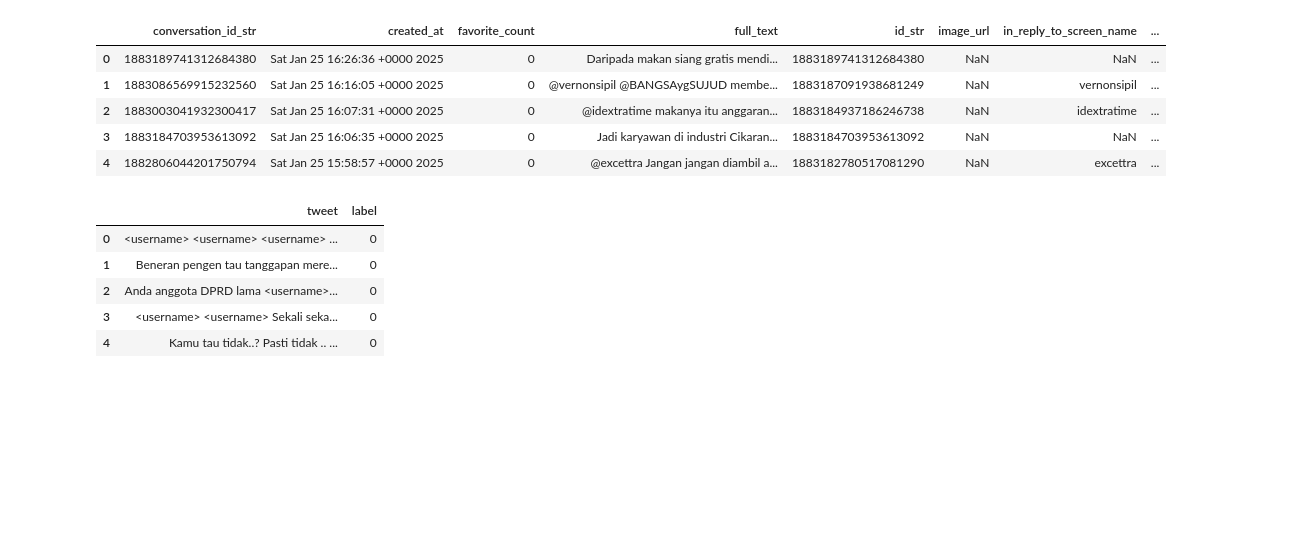
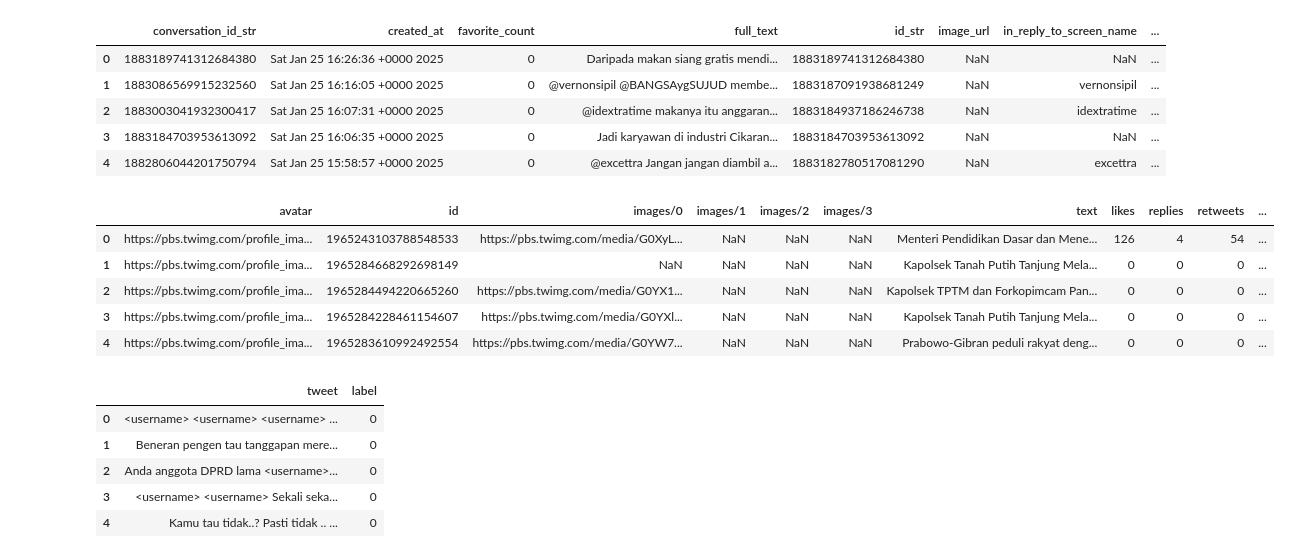
Before and after one commit to yuemway/Analisis-Sentimen-Masyarakat-pada-Program-Makan-Siang-Gratis, a Jupyter notebook: preprocessing.ipynb, the cells around one changed output. Cells and saved outputs as stored; diff of their text form; code cells hidden in the pictures; blank space fills up the shorter version.

```diff
--- a/preprocessing.ipynb
+++ b/preprocessing.ipynb
@@ -12,3 +12,5 @@ data3 = pd.read_csv('data/programmams.csv')
+# %%
+datatambahan = pd.read_csv('data/tambahanmbg.csv')
 # %%
 from datasets import load_dataset
 
@@ -47,6 +49,15 @@ data.head()
 | 2 | 1883003041932300417 | Sat Jan 25 16:07:31 +0000 2025 | 0 | @idextratime makanya itu anggaran... | 1883184937186246738 | NaN | idextratime | ... |
 | 3 | 1883184703953613092 | Sat Jan 25 16:06:35 +0000 2025 | 0 | Jadi karyawan di industri Cikaran... | 1883184703953613092 | NaN | NaN | ... |
 | 4 | 1882806044201750794 | Sat Jan 25 15:58:57 +0000 2025 | 0 | @excettra Jangan jangan diambil a... | 1883182780517081290 | NaN | excettra | ... |
+# %%
+datatambahan.head()
+# %% [output]
+|  | avatar | id | images/0 | images/1 | images/2 | images/3 | text | likes | replies | retweets | ... |
+| 0 | https://pbs.twimg.com/profile_ima... | 1965243103788548533 | https://pbs.twimg.com/media/G0XyL... | NaN | NaN | NaN | Menteri Pendidikan Dasar dan Mene... | 126 | 4 | 54 | ... |
+| 1 | https://pbs.twimg.com/profile_ima... | 1965284668292698149 | NaN | NaN | NaN | NaN | Kapolsek Tanah Putih Tanjung Mela... | 0 | 0 | 0 | ... |
+| 2 | https://pbs.twimg.com/profile_ima... | 1965284494220665260 | https://pbs.twimg.com/media/G0YX1... | NaN | NaN | NaN | Kapolsek TPTM dan Forkopimcam Pan... | 0 | 0 | 0 | ... |
+| 3 | https://pbs.twimg.com/profile_ima... | 1965284228461154607 | https://pbs.twimg.com/media/G0YXl... | NaN | NaN | NaN | Kapolsek Tanah Putih Tanjung Mela... | 0 | 0 | 0 | ... |
+| 4 | https://pbs.twimg.com/profile_ima... | 1965283610992492554 | https://pbs.twimg.com/media/G0YW7... | NaN | NaN | NaN | Prabowo-Gibran peduli rakyat deng... | 0 | 0 | 0 | ... |
 # %%
 data_sarkas.head()
 # %% [output]
```
Also changed, not shown: parts of 9 cells of this notebook, 5 other files.
